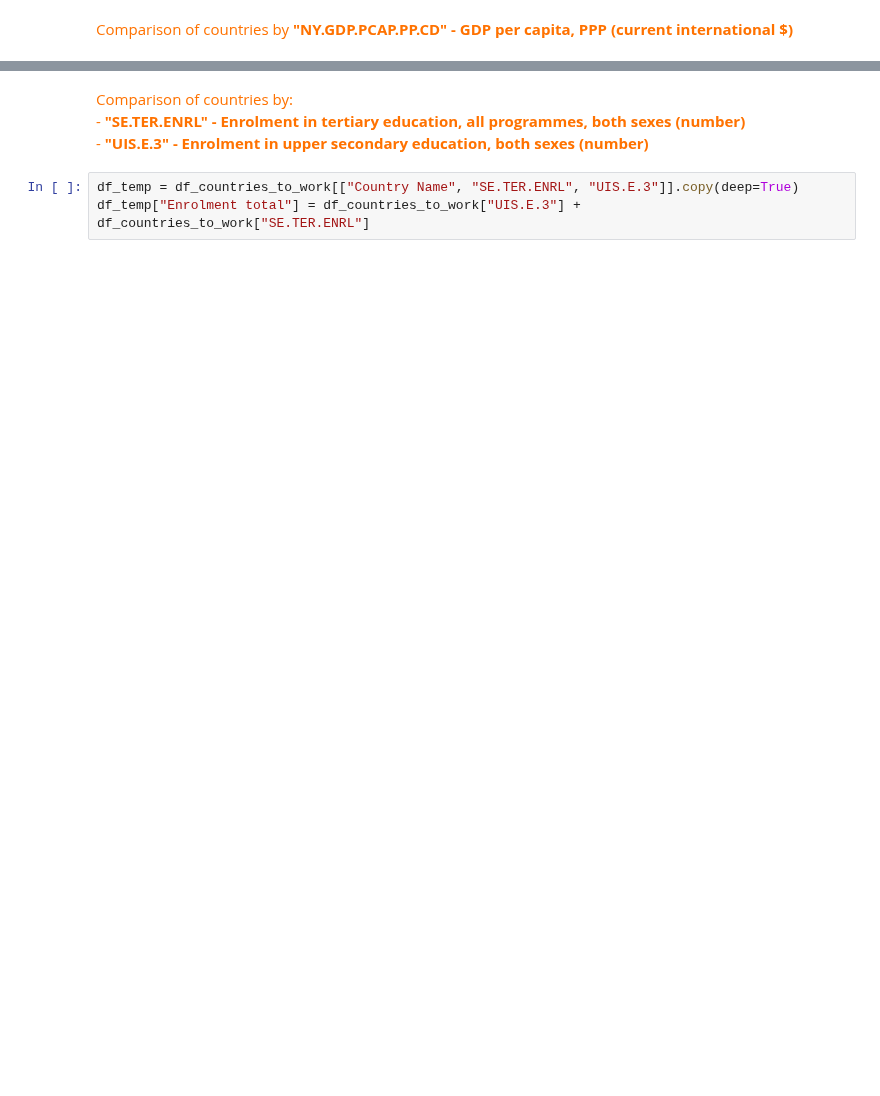
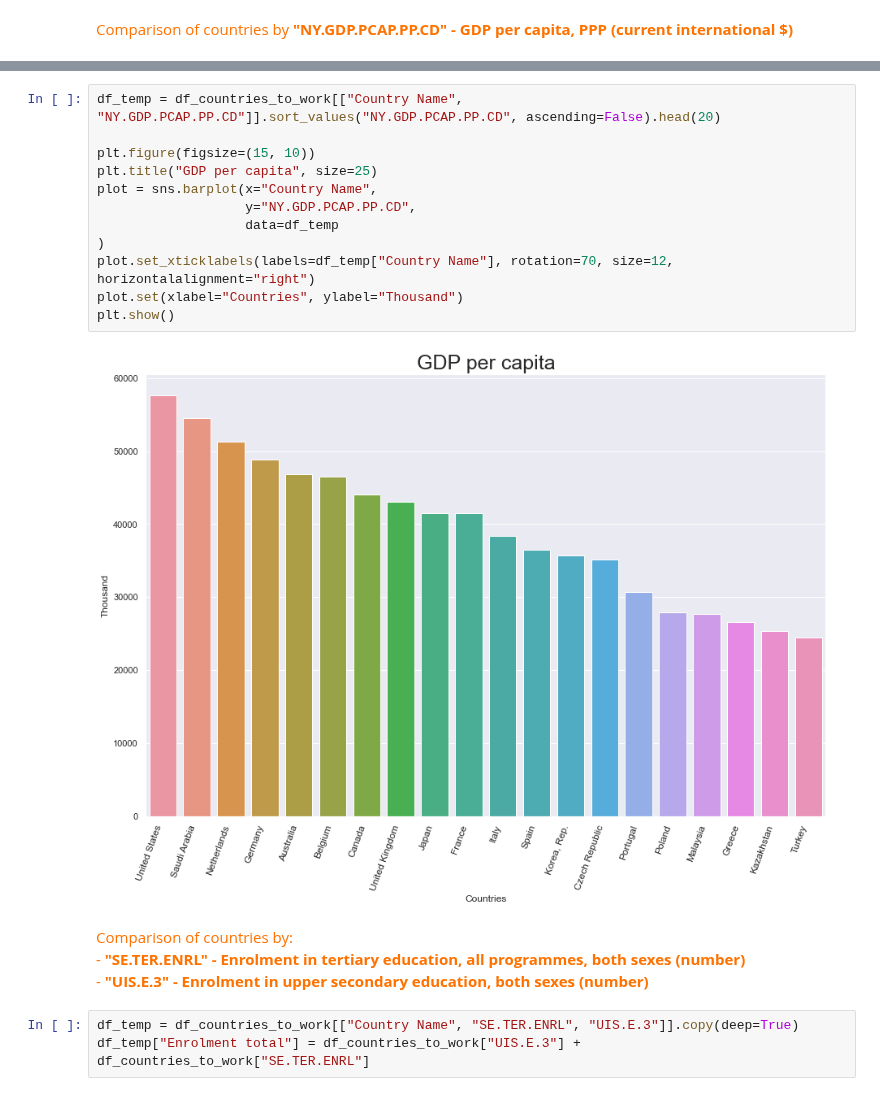
Before and after one commit to samirhinojosa/OC-P2-education-statistics, a Jupyter notebook: notebook.ipynb, the cells around one changed output, grey strips where cells are left out. Cells and saved outputs as stored; diff of their text form; blank space fills up the shorter version.

```diff
--- a/notebook.ipynb
+++ b/notebook.ipynb
@@ -1118,3 +1114,17 @@ plt.show()
+# %%
+df_temp = df_countries_to_work[["Country Name", "NY.GDP.PCAP.PP.CD"]].sort_values("NY.GDP.PCAP.PP.CD", ascending=False).head(20)
+
+plt.figure(figsize=(15, 10))
+plt.title("GDP per capita", size=25)
+plot = sns.barplot(x="Country Name",
+                   y="NY.GDP.PCAP.PP.CD",
+                   data=df_temp
+)
+plot.set_xticklabels(labels=df_temp["Country Name"], rotation=70, size=12, horizontalalignment="right")
+plot.set(xlabel="Countries", ylabel="Thousand")
+plt.show()
+# %% [output]
+[figure, added]
 # %% [markdown]
 <div style="color: RGB(255,114,0);">
    Comparison of countries by:<br>
```
Also changed, not shown: parts of 12 cells of this notebook.
